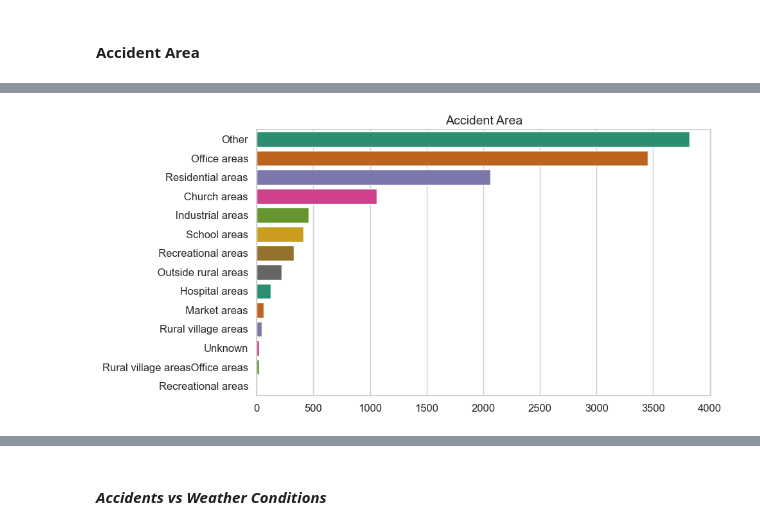
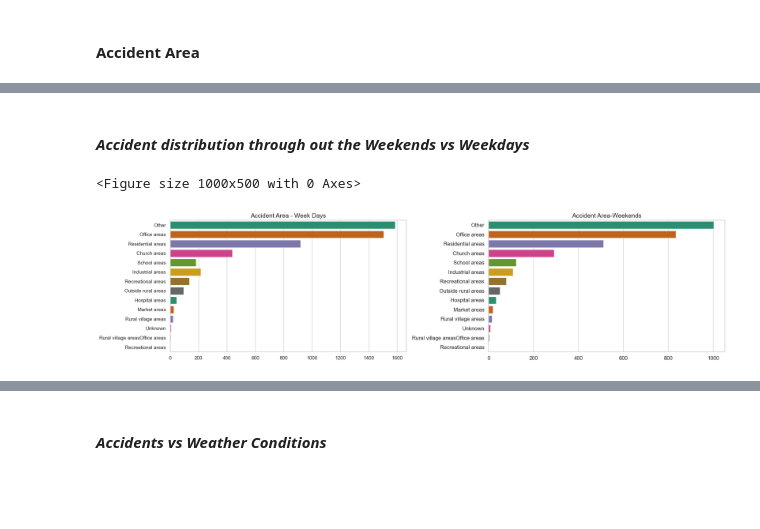
Before and after one commit to Teshager21/accident-analysis-addis_ababa, a Jupyter notebook: accident-analysis-addis_ababa.ipynb, the cells around one changed output, grey strips where cells are left out. Saved outputs shown, nothing was run; the diff lists cells and outputs as text; code cells hidden in the pictures; blank space fills up the shorter version.

```diff
--- a/accident-analysis-addis_ababa.ipynb
+++ b/accident-analysis-addis_ababa.ipynb
@@ -378,9 +381,10 @@ styled_df
 ⬆️ [Tabel of Contents](#contents_tabel)
 # %%
 #nominal and ordinal features
-nominal_features=['day_of_week', 'driver_sex','vehicle_driver_relation', 'vehicle_type','vehicle_owner', 'vehicle_defect', 'accident_area','lanes', 'road_allignment',
+nominal_features=['day_of_week', 'driver_sex','vehicle_driver_relation', 'vehicle_type','vehicle_owner', 'accident_area','lanes', 'road_allignment',
                    'junction_type', 'surface_type','road_surface_conditions', 'light_condition', 'weather_condition', 'collision_type', 'vehicle_movement','casualty_class',
                    'casualty_sex', 'casualty_fitness', 'casualty_work', 'pedestrian_movement','accident_cause']
-ordinal_features=['driver_age', 'educational_level', 'driving_experience', 'service_year', 'casualty_age', 'accident_severity']
+df['vehicle_defect'].replace("No defect",'0',inplace=True)
+ordinal_features=['driver_age', 'educational_level', 'driving_experience', 'service_year', 'casualty_age','casualty_severity', 'vehicle_defect','accident_severity']
 len(nominal_features)+len(ordinal_features)
 # %% [output]
@@ -506,12 +539,25 @@ Least accidents happen during the night period:
+# %% [markdown]
+#### <i>Accident distribution through out the Weekends vs Weekdays<i>
 # %%
 plt.figure(figsize=(10,5))
-order=df['accident_area'].value_counts().sort_values(ascending=False).index
-sns.countplot(data=df, y='accident_area', palette = 'Dark2',order=order)
+fig,ax=plt.subplots(1,2,figsize=(20,5))
+order=df['accident_area'].where(df['day_of_week'].isin(["Saturday","Sunday"])).value_counts().sort_values(ascending=False).index
+weekday_df=df[df['day_of_week'].isin(["Monday","Tuesday","Wednesday","Thursady","Firday"])]
+weekend_df=df[df['day_of_week'].isin(["Saturday","Sunday"])]
+sns.countplot(data=weekday_df, y='accident_area', palette = 'Dark2',ax=ax[0],order=order)
+ax[0].set_title('Accident Area - Week Days', fontsize=14)
+ax[0].set_xlabel('')
+ax[0].set_ylabel('')
+sns.countplot(data=weekend_df, y='accident_area', palette = 'Dark2',order=order,ax=ax[1])
+ax[1].set_title('Accident Area - Weekends', fontsize=14)
+ax[1].set_xlabel('')
+ax[1].set_ylabel('')
 plt.xticks(fontsize=12)
 plt.yticks(fontsize=12)
-plt.title('Accident Area', fontsize=14)
+plt.title('Accident Area-Weekends', fontsize=14)
 plt.xlabel('')
 plt.ylabel('')
 plt.tight_layout()
 # %% [output]
+<Figure size 1000x500 with 0 Axes>
-[figure, old version]
+[figure, new version]
```
Also changed, not shown: parts of 56 cells of this notebook, 3 other files.
